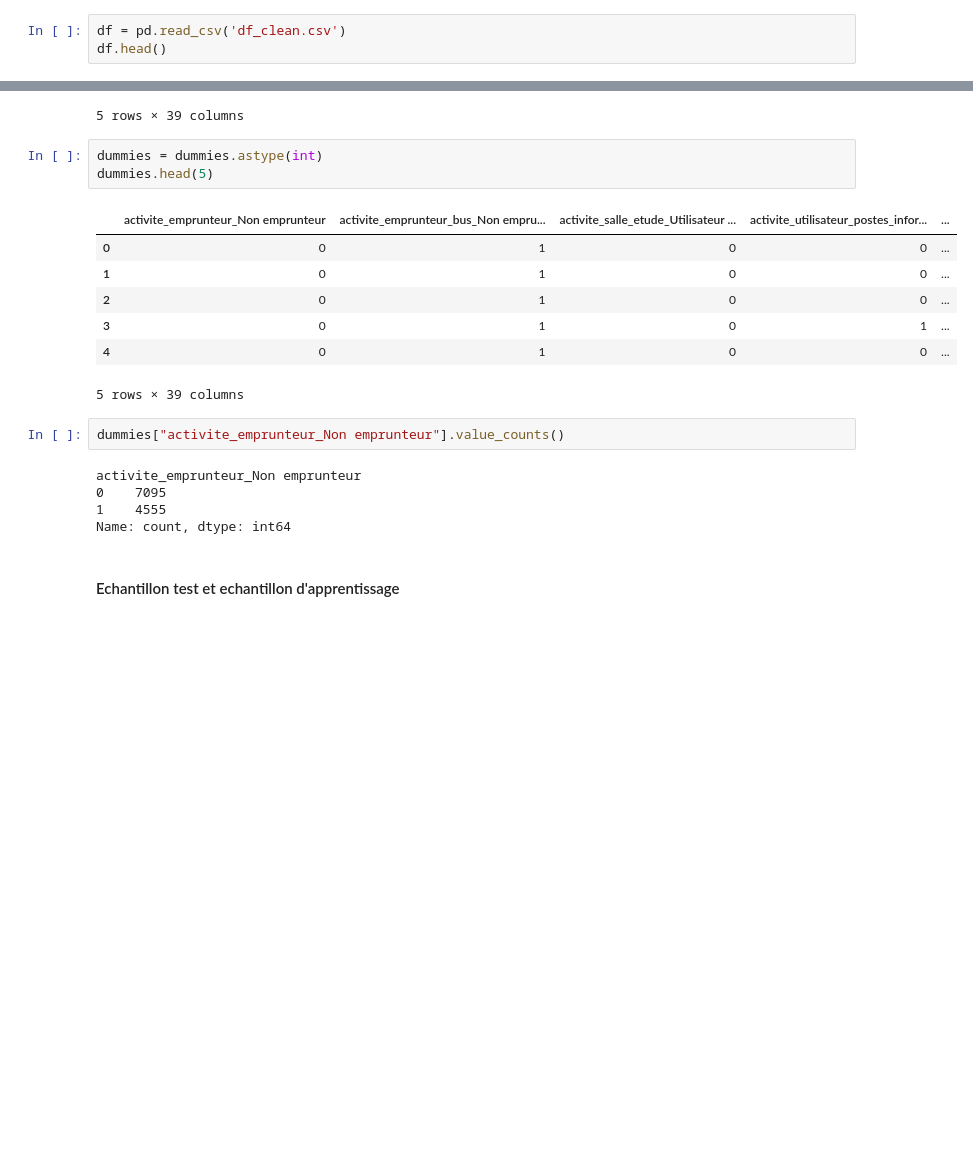
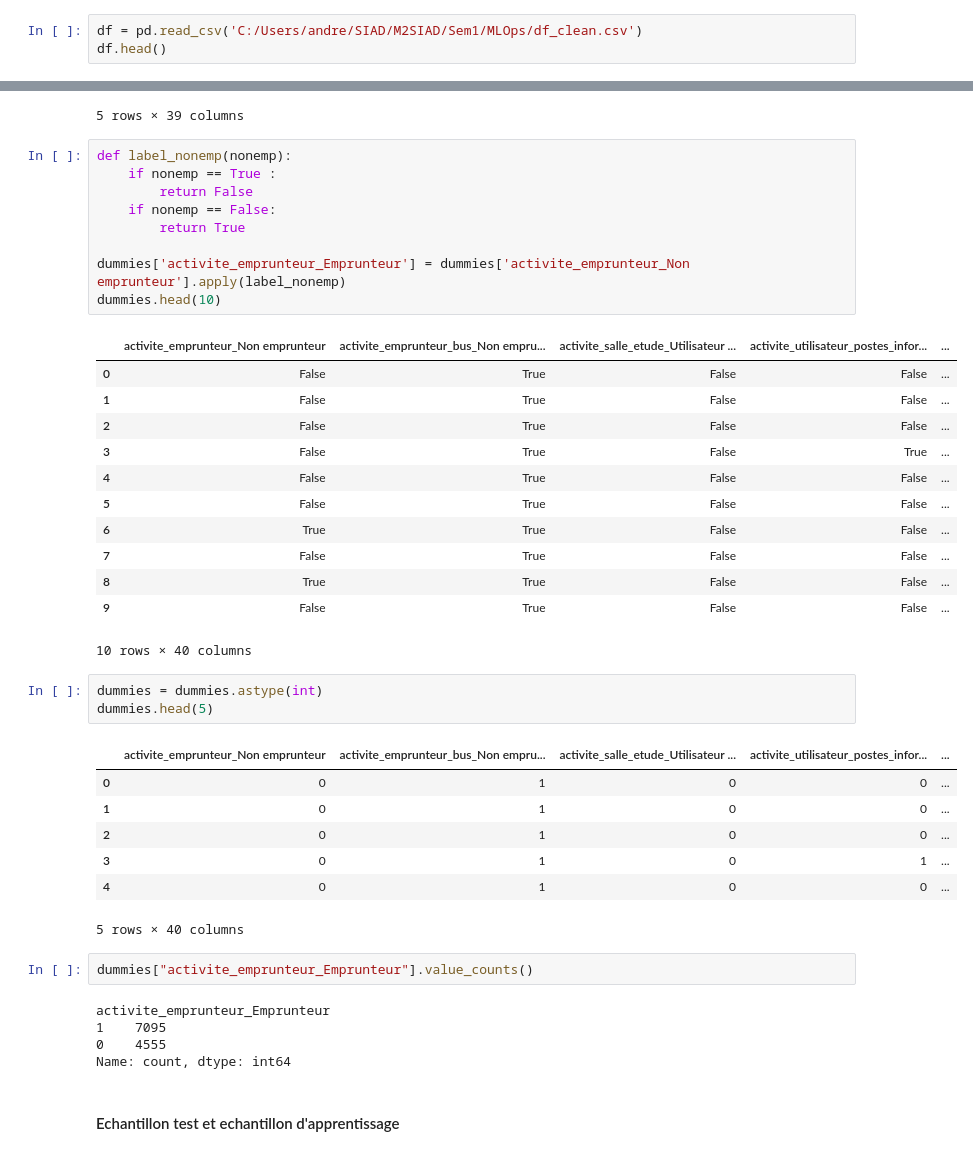
Before and after one commit to bentouhamiloubna/projet_mlops, a Jupyter notebook: notebooks/Modélisation - Reg logistique.ipynb, the cells around one changed output, grey strips where cells are left out. Saved outputs shown, nothing was run; the diff lists cells and outputs as text; blank space fills up the shorter version.

```diff
--- a/notebooks/Modélisation - Reg logistique.ipynb
+++ b/notebooks/Modélisation - Reg logistique.ipynb
@@ -12,7 +12,7 @@ from scipy.stats import chi2_contingency
 from matplotlib.colors import to_hex
 from seaborn import color_palette
 # %%
-df = pd.read_csv('df_clean.csv')
+df = pd.read_csv('C:/Users/andre/SIAD/M2SIAD/Sem1/MLOps/df_clean.csv')
 df.head()
 # %% [output]
 |  | activite_emprunteur | activite_emprunteur_bus | activite_salle_etude | activite_utilisateur_postes_infor... | ... |
@@ -98,6 +98,28 @@ dummies.head(5)
 | 3 | False | True | False | True | ... |
 | 4 | False | True | False | False | ... |
 5 rows × 39 columns
+# %%
+def label_nonemp(nonemp):
+    if nonemp == True :
+        return False
+    if nonemp == False:
+        return True
+
+dummies['activite_emprunteur_Emprunteur'] = dummies['activite_emprunteur_Non emprunteur'].apply(label_nonemp)
+dummies.head(10)
+# %% [output]
+|  | activite_emprunteur_Non emprunteur | activite_emprunteur_bus_Non empru... | activite_salle_etude_Utilisateur ... | activite_utilisateur_postes_infor... | ... |
+| 0 | False | True | False | False | ... |
+| 1 | False | True | False | False | ... |
+| 2 | False | True | False | False | ... |
+| 3 | False | True | False | True | ... |
+| 4 | False | True | False | False | ... |
+| 5 | False | True | False | False | ... |
+| 6 | True | True | False | False | ... |
+| 7 | False | True | False | False | ... |
+| 8 | True | True | False | False | ... |
+| 9 | False | True | False | False | ... |
+10 rows × 40 columns
 # %%
 dummies = dummies.astype(int)
 dummies.head(5)
@@ -108,13 +130,13 @@ dummies.head(5)
 | 2 | 0 | 1 | 0 | 0 | ... |
 | 3 | 0 | 1 | 0 | 1 | ... |
 | 4 | 0 | 1 | 0 | 0 | ... |
-5 rows × 39 columns
+5 rows × 40 columns
 # %%
-dummies["activite_emprunteur_Non emprunteur"].value_counts()
+dummies["activite_emprunteur_Emprunteur"].value_counts()
 # %% [output]
-activite_emprunteur_Non emprunteur
-0    7095
-1    4555
+activite_emprunteur_Emprunteur
+1    7095
+0    4555
 Name: count, dtype: int64
 # %% [markdown]
 #### Echantillon test et echantillon d'apprentissage
```
Also changed, not shown: parts of 4 cells of this notebook.
